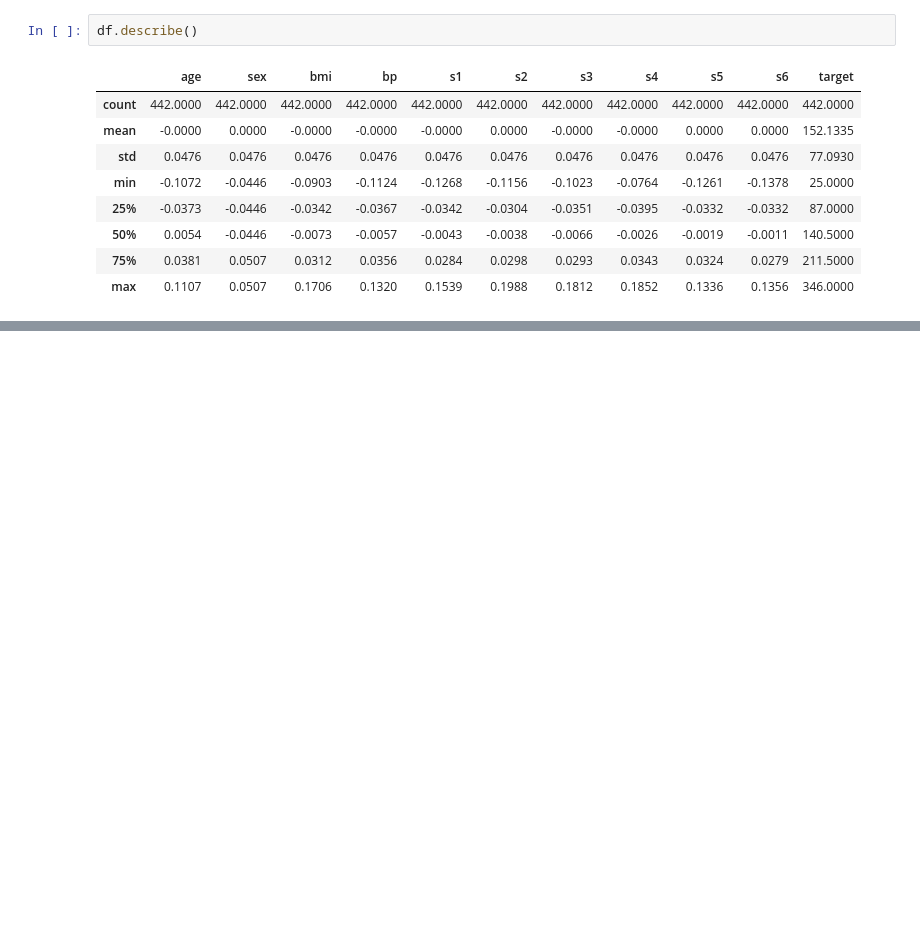
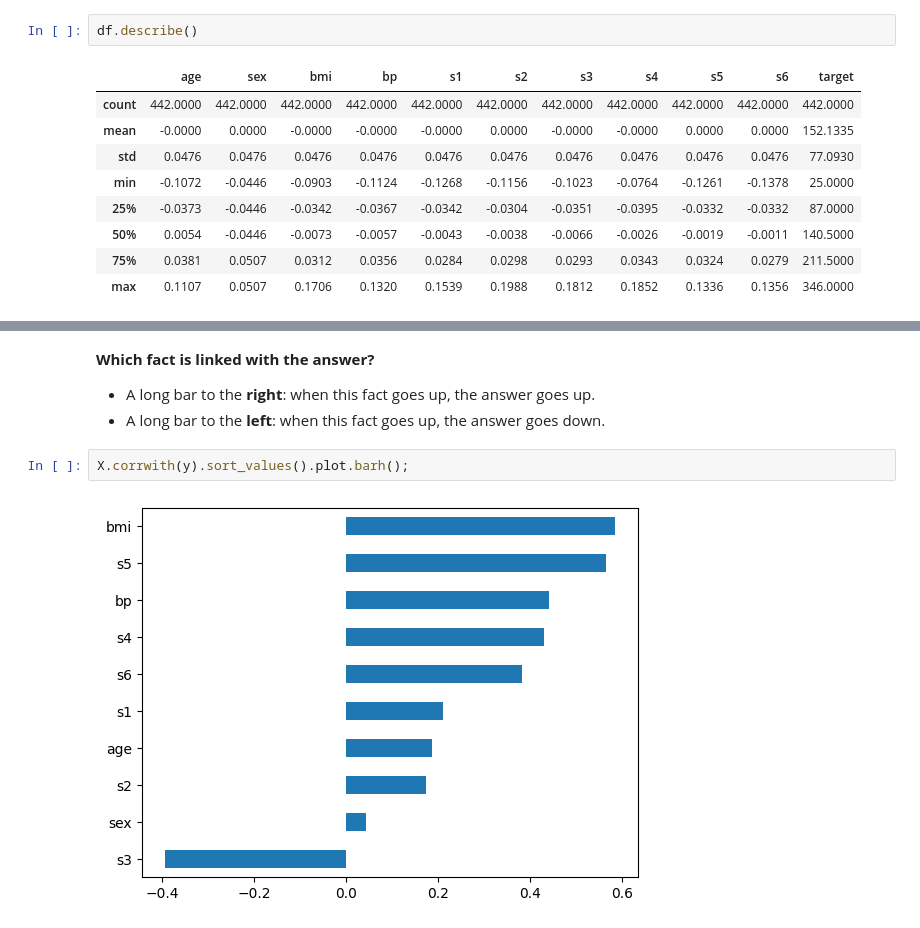
Before and after one commit to ammarcs23/Ml-Beginner-Regression-Classification, a Jupyter notebook: Diabetes_Regression_Beginner.ipynb, the cells around one changed output, grey strips where cells are left out. Drawn from its saved outputs; the diff is of its cells as text; blank space fills up the shorter version.

```diff
--- a/Diabetes_Regression_Beginner.ipynb
+++ b/Diabetes_Regression_Beginner.ipynb
@@ -334,0 +142,8 @@ Try other algorithms, scale the data, or use cross-validation. These are next-le
+# %% [markdown]
+**Which fact is linked with the answer?**
+- A long bar to the **right**: when this fact goes up, the answer goes up.
+- A long bar to the **left**: when this fact goes up, the answer goes down.
+# %%
+X.corrwith(y).sort_values().plot.barh();
+# %% [output]
+[figure, added]
```
Also changed, not shown: parts of 95 cells of this notebook, 1 other file.
